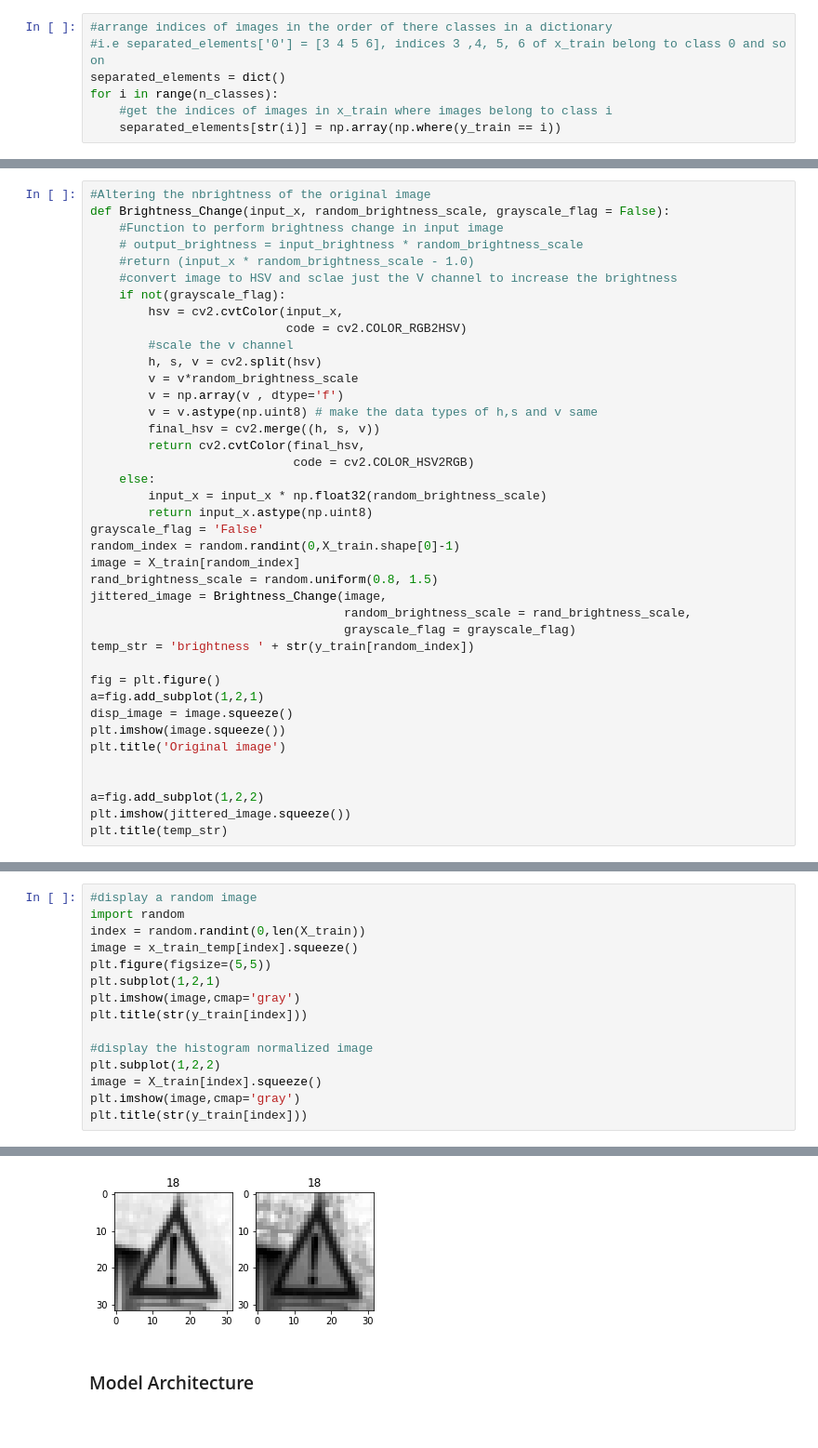
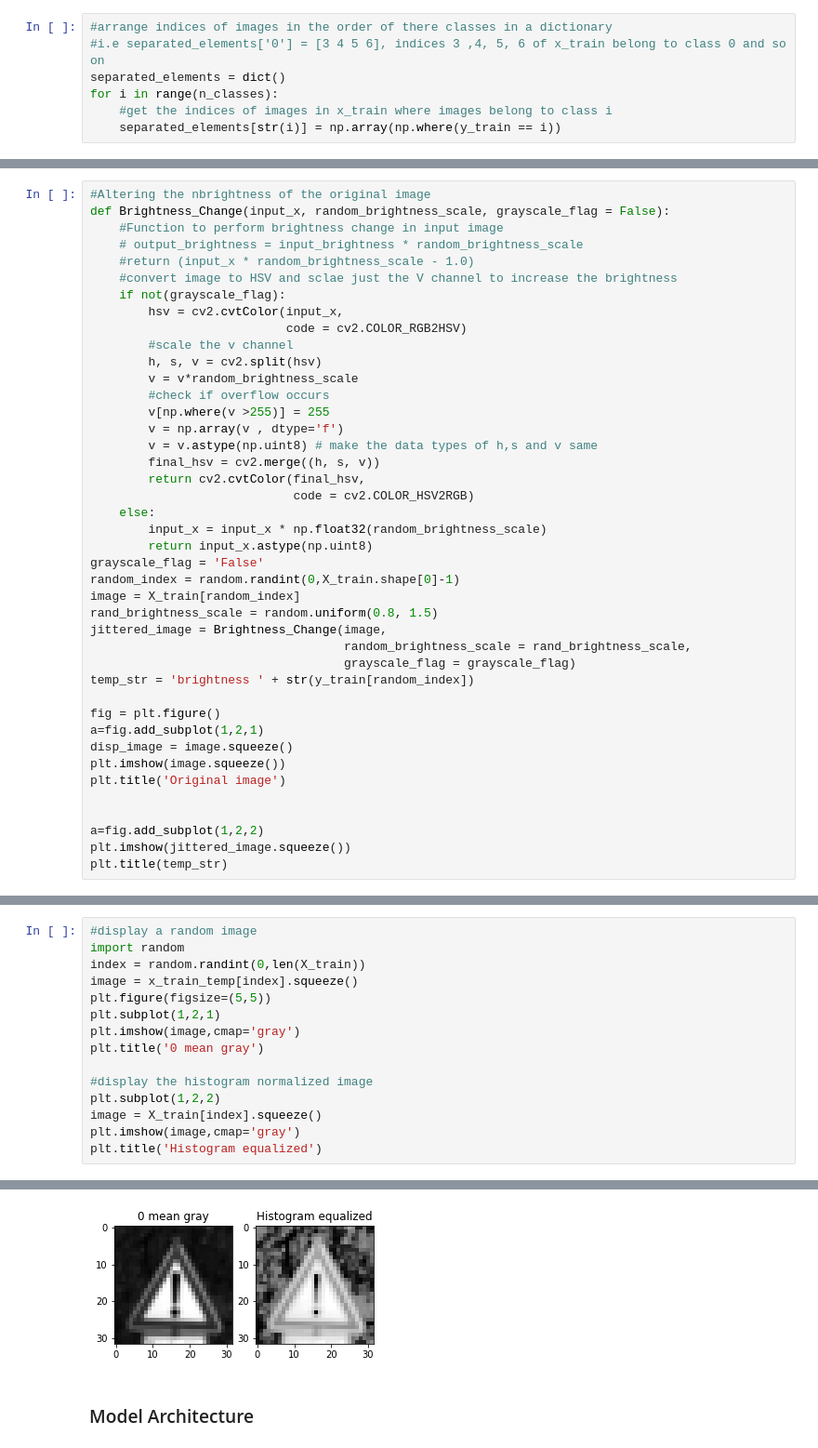
Before and after one commit to ankith0073/Traffic-sign-Classification, a Jupyter notebook: Traffic_Sign_Classifier.ipynb, the cells around one changed output, grey strips where cells are left out. Shown: that part at 93% size. Drawn from its saved outputs; the diff is of its cells as text.

```diff
--- a/Traffic_Sign_Classifier.ipynb
+++ b/Traffic_Sign_Classifier.ipynb
@@ -254,6 +260,8 @@ def Brightness_Change(input_x, random_brightness_scale, grayscale_flag = False):
         #scale the v channel
         h, s, v = cv2.split(hsv)
         v = v*random_brightness_scale
+        #check if overflow occurs
+        v[np.where(v >255)] = 255
         v = np.array(v , dtype='f')
         v = v.astype(np.uint8) # make the data types of h,s and v same
         final_hsv = cv2.merge((h, s, v))
@@ -401,21 +400,21 @@ x_valid_grayscale = X_valid
 # %%
 #display a random image
 import random
 index = random.randint(0,len(X_train))
 image = x_train_temp[index].squeeze()
 plt.figure(figsize=(5,5))
 plt.subplot(1,2,1)
 plt.imshow(image,cmap='gray')
-plt.title(str(y_train[index]))
+plt.title('0 mean gray')
 
 #display the histogram normalized image
 plt.subplot(1,2,2)
 image = X_train[index].squeeze()
 plt.imshow(image,cmap='gray')
-plt.title(str(y_train[index]))
+plt.title('Histogram equalized')
 # %% [output]
 <matplotlib.text.Text at 0x...>
-[figure, old version]
+[figure, new version]
 # %% [markdown]
 ### Model Architecture
 # %%
```
Also changed, not shown: parts of 24 cells of this notebook.
